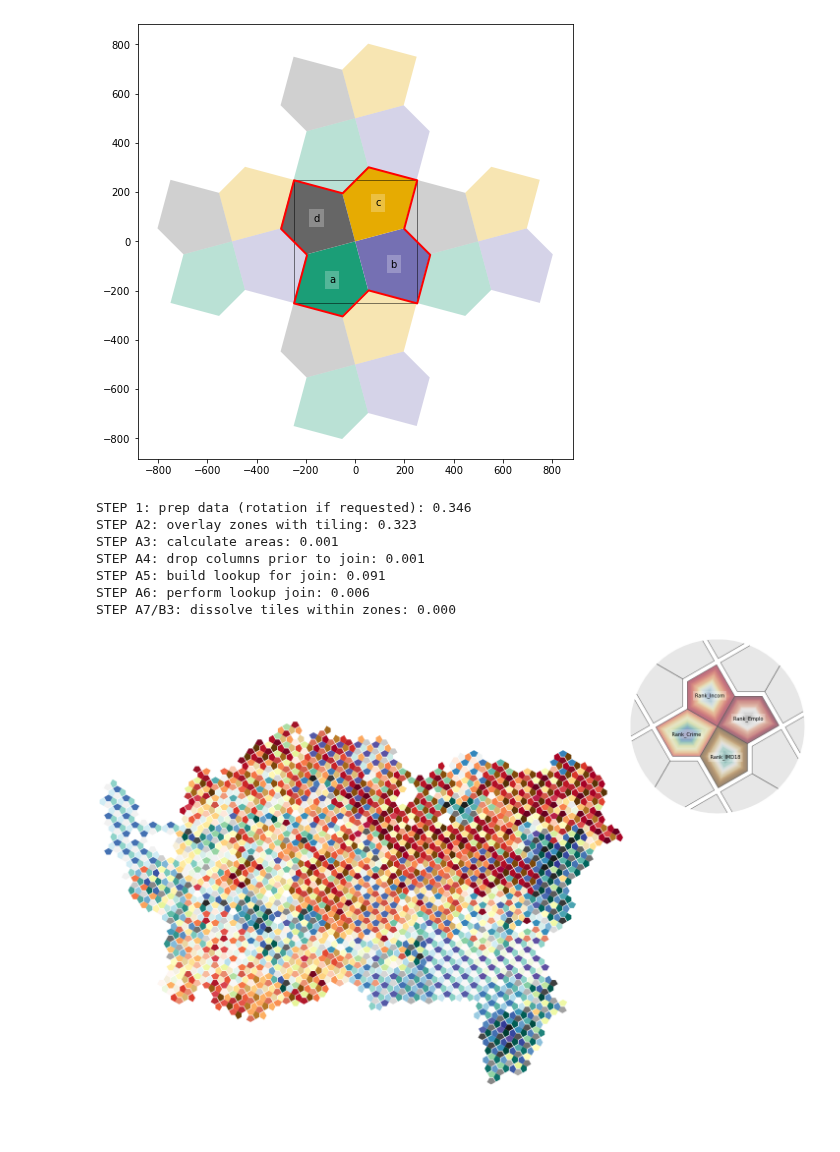
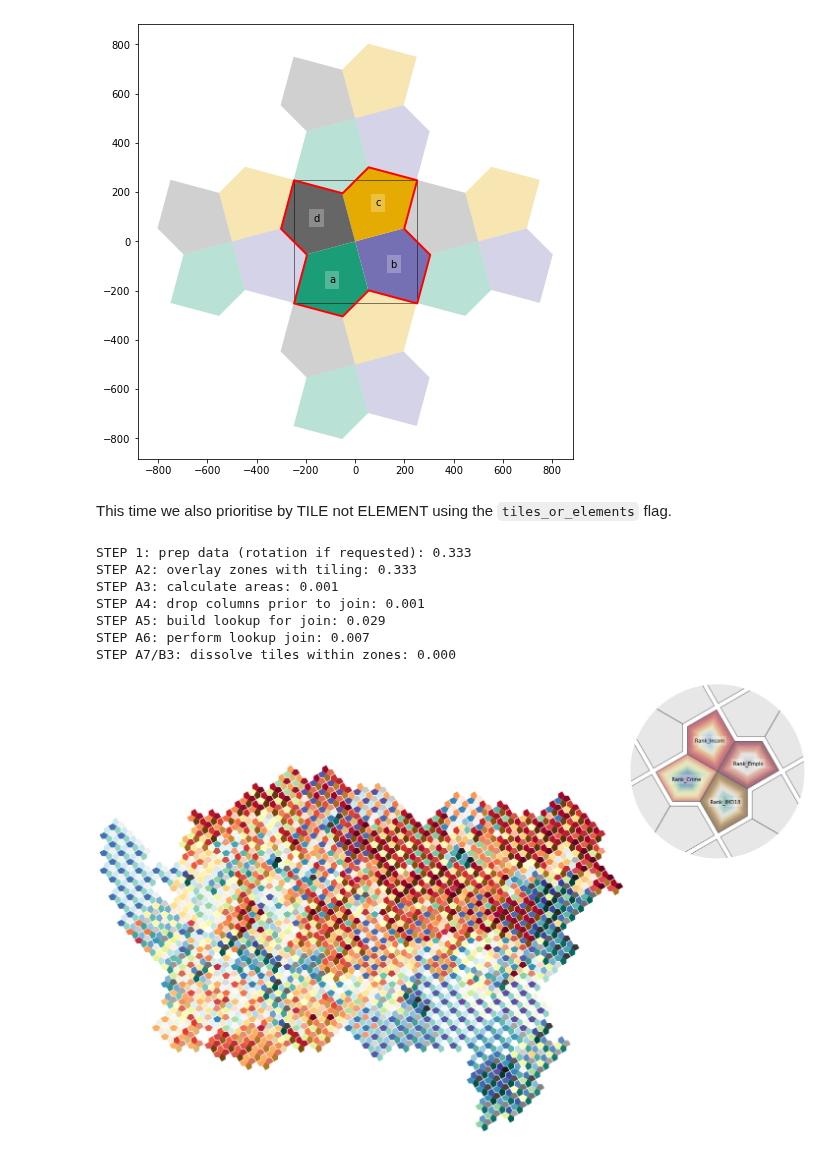
Before and after one commit to DOSull/weaving-space, a Jupyter notebook: example-tiles-cairo.ipynb, the cells around one changed output. Drawn from its saved outputs; the diff is of its cells as text; code cells hidden in the pictures; blank space fills up the shorter version.

Commit message:
added tiles_or_elements option to the get_tiled_map method

```diff
--- a/example-tiles-cairo.ipynb
+++ b/example-tiles-cairo.ipynb
@@ -57,23 +57,26 @@ tile_unit.plot(r = 1)
 # %% [output]
 <AxesSubplot:>
 [figure]
+# %% [markdown]
+This time we also prioritise by TILE not ELEMENT using the `tiles_or_elements` flag.
 # %%
 tiling = Tiling(tile_unit, ak, id_var = "DZ2018", tile_margin = 12.5)
-t = tiling.get_tiled_map(rotation = 45, debug = True)
+t = tiling.get_tiled_map(rotation = 45, debug = True,
+                         tiles_or_elements = "tiles")
 
 t.variables = dict(zip(list("abcd"),
                          [x for x in ak if "Rank" in x]))
 t.colourmaps = dict(zip(t.variables.values(),
                           ("BrBG", "RdGy", "RdYlBu", "Spectral",
                            "PiYG", "PRGn", "PuOr", "viridis")))
 
 fig = t.render(use_ellipse = True, legend_dy = -0.05)
 # %% [output]
-STEP 1: prep data (rotation if requested): 0.346
-STEP A2: overlay zones with tiling: 0.323
+STEP 1: prep data (rotation if requested): 0.333
+STEP A2: overlay zones with tiling: 0.333
 STEP A3: calculate areas: 0.001
 STEP A4: drop columns prior to join: 0.001
-STEP A5: build lookup for join: 0.091
-STEP A6: perform lookup join: 0.006
+STEP A5: build lookup for join: 0.029
+STEP A6: perform lookup join: 0.007
 STEP A7/B3: dissolve tiles within zones: 0.000
-[figure, old version]
+[figure, new version]
```
Also changed, not shown: parts of 1 cell of this notebook, 1 other file.
